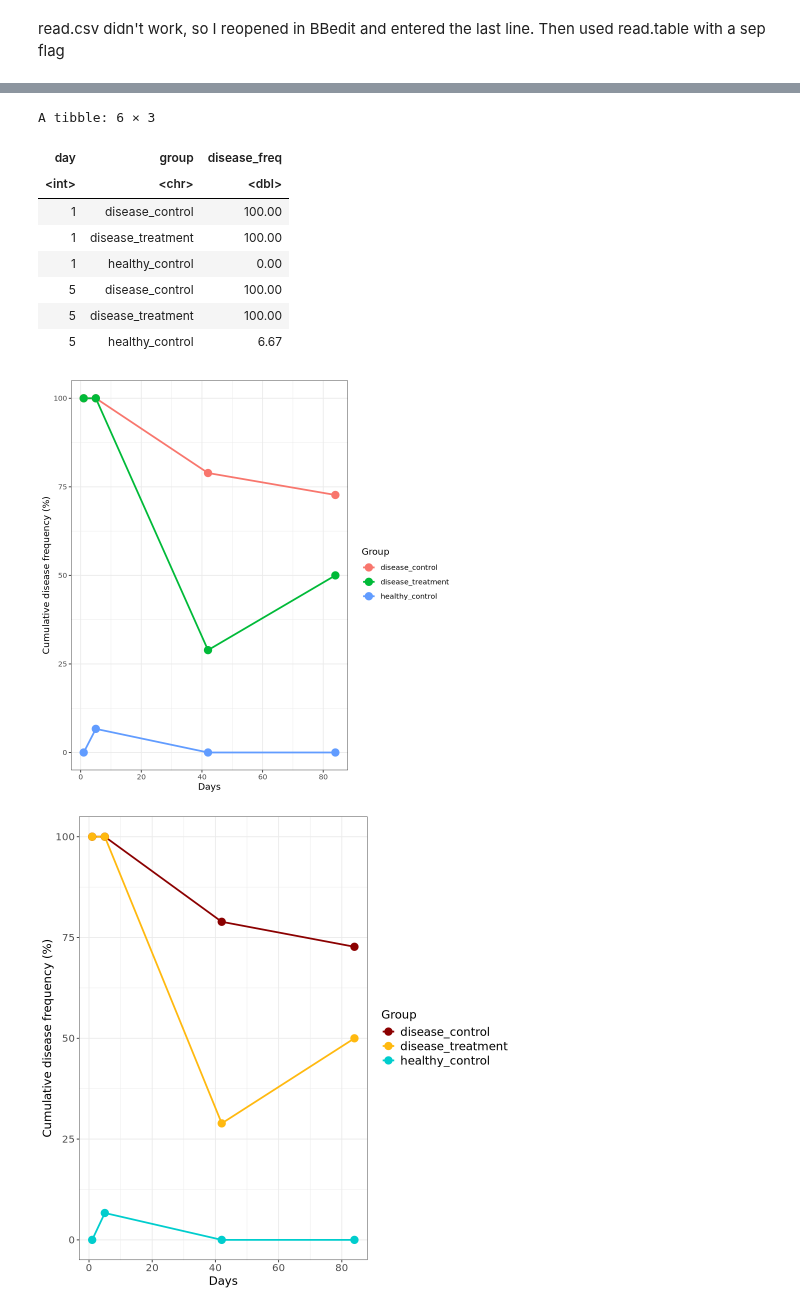
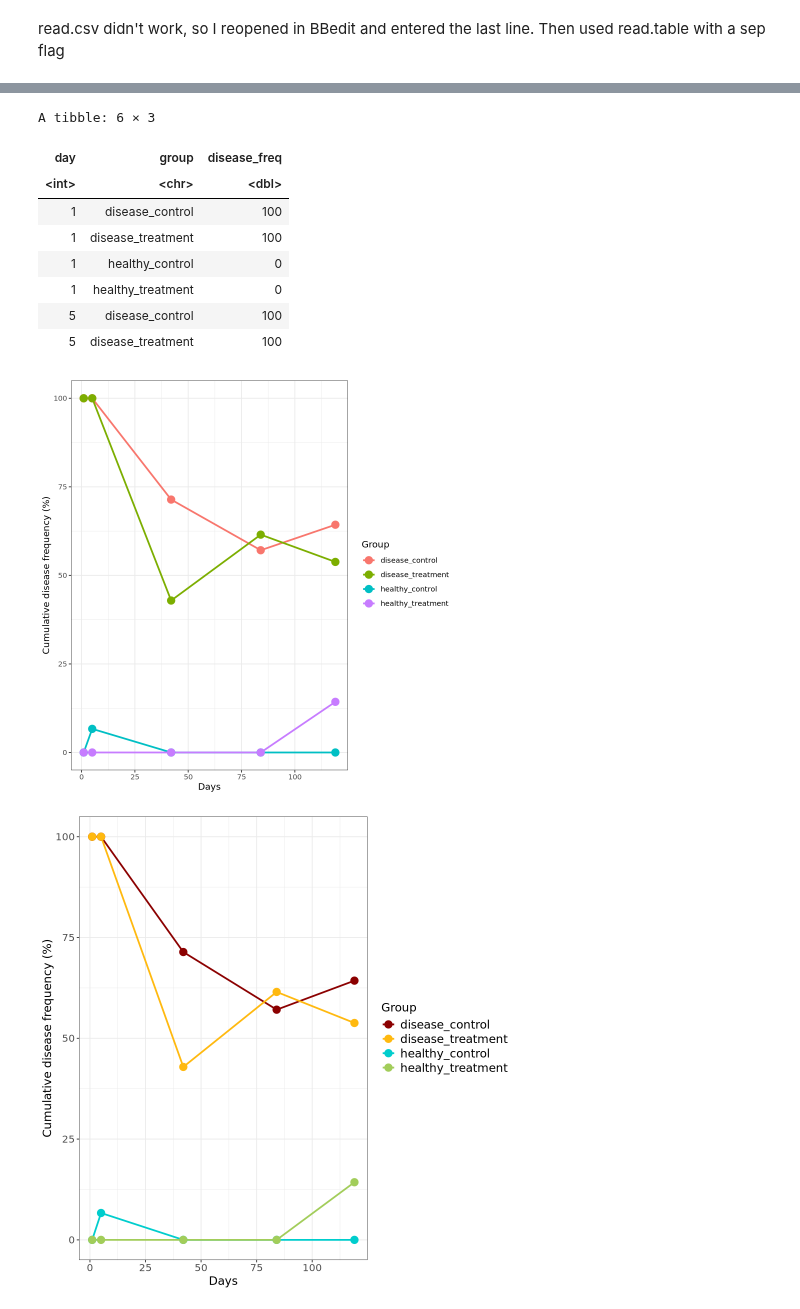
Before and after one commit to nikeaulrich/COL_metagenomics, a Jupyter notebook: Probiotic_trials.ipynb, the cells around one changed output, grey strips where cells are left out. Saved outputs shown, nothing was run; the diff lists cells and outputs as text; code cells hidden in the pictures.

```diff
--- a/Probiotic_trials.ipynb
+++ b/Probiotic_trials.ipynb
@@ -20,7 +31,7 @@ getwd()
 # %% [output]
 [1] "/work/pi_sarah_gignouxwolfsohn_uml_edu/nikea/COL/probiotic_trials"
 # %%
-d_table <- read.table("disease_freq_081926_t.csv", header=TRUE, sep=",")
+d_table <- read.table("disease_freq_082526_all.csv", header=TRUE, sep=",")
 # %% [markdown]
 read.csv didn't work, so I reopened in BBedit and entered the last line. Then used read.table with a sep flag
 # %%
@@ -42,12 +54,12 @@ head(pivot_table)
 A tibble: 6 × 3
 | day | group | disease_freq |
 | <int> | <chr> | <dbl> |
-| 1 | disease_control | 100.00 |
-| 1 | disease_treatment | 100.00 |
-| 1 | healthy_control | 0.00 |
-| 5 | disease_control | 100.00 |
-| 5 | disease_treatment | 100.00 |
-| 5 | healthy_control | 6.67 |
+| 1 | disease_control | 100 |
+| 1 | disease_treatment | 100 |
+| 1 | healthy_control | 0 |
+| 1 | healthy_treatment | 0 |
+| 5 | disease_control | 100 |
+| 5 | disease_treatment | 100 |
 # %%
 plot1 <- ggplot(pivot_table, aes(x = day, y = disease_freq, color=group)) +
   geom_line(linewidth = 1) +
@@ -56,23 +68,23 @@ plot1 <- ggplot(pivot_table, aes(x = day, y = disease_freq, color=group)) +
   labs(x = "Days", y = "Cumulative disease frequency (%)", color= "Group")
 plot1
 # %% [output]
-[figure, old version]
+[figure, new version]
 # %%
 options(repr.plot.width=8, repr.plot.height=8)
 # %%
 plot2 <- ggplot(pivot_table, aes(x = day, y = disease_freq, color=group)) +
   geom_line(linewidth = 1) +
   geom_point(size = 4)+
- scale_color_manual(values=c("darkred","darkgoldenrod1","cyan3"))+
+ scale_color_manual(values=c("darkred","darkgoldenrod1","cyan3","darkolivegreen3"))+
   theme_bw() +
 theme(axis.text.y = element_text(size = 12),
       axis.text.x = element_text(size = 12),
       axis.title.x = element_text(size = 14),
       axis.title.y = element_text(size = 14),
      legend.text = element_text(size = 14),
      legend.title = element_text(size = 14))+
   labs(x = "Days", y = "Cumulative disease frequency (%)", color= "Group")
 plot2
 # %% [output]
-[figure, old version]
+[figure, new version]
 # %%
```
Also changed, not shown: parts of 19 cells of this notebook, 1 other file.
